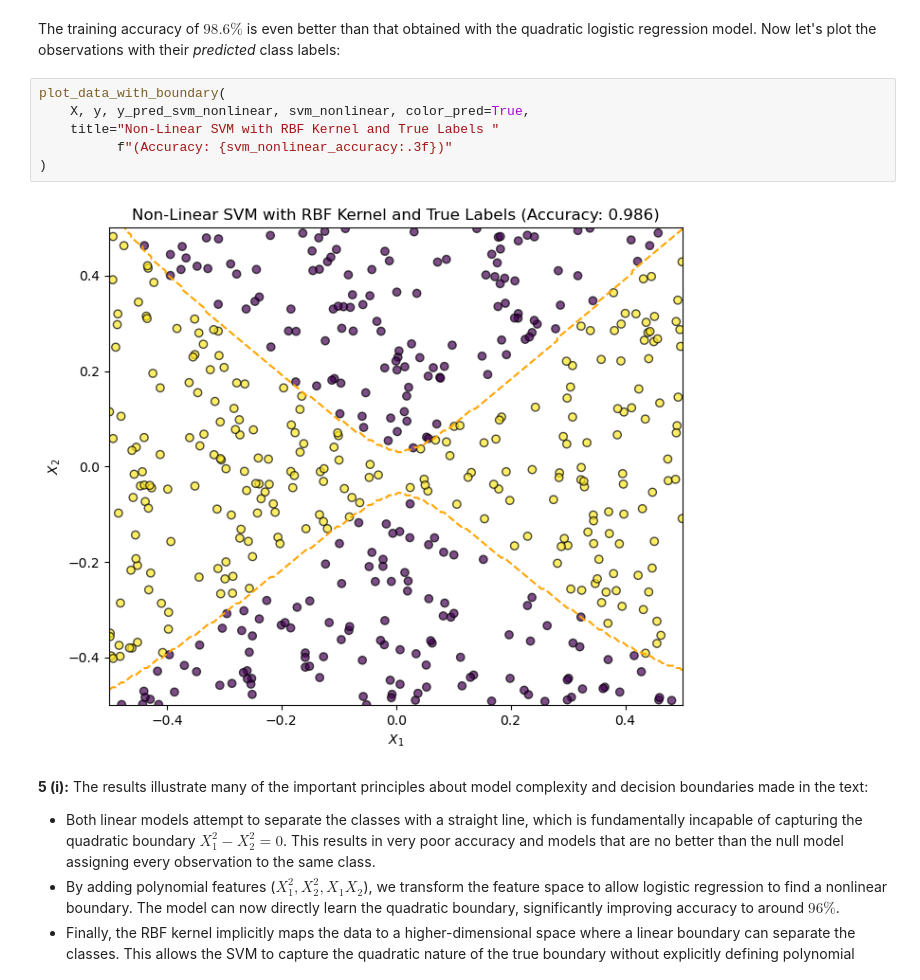
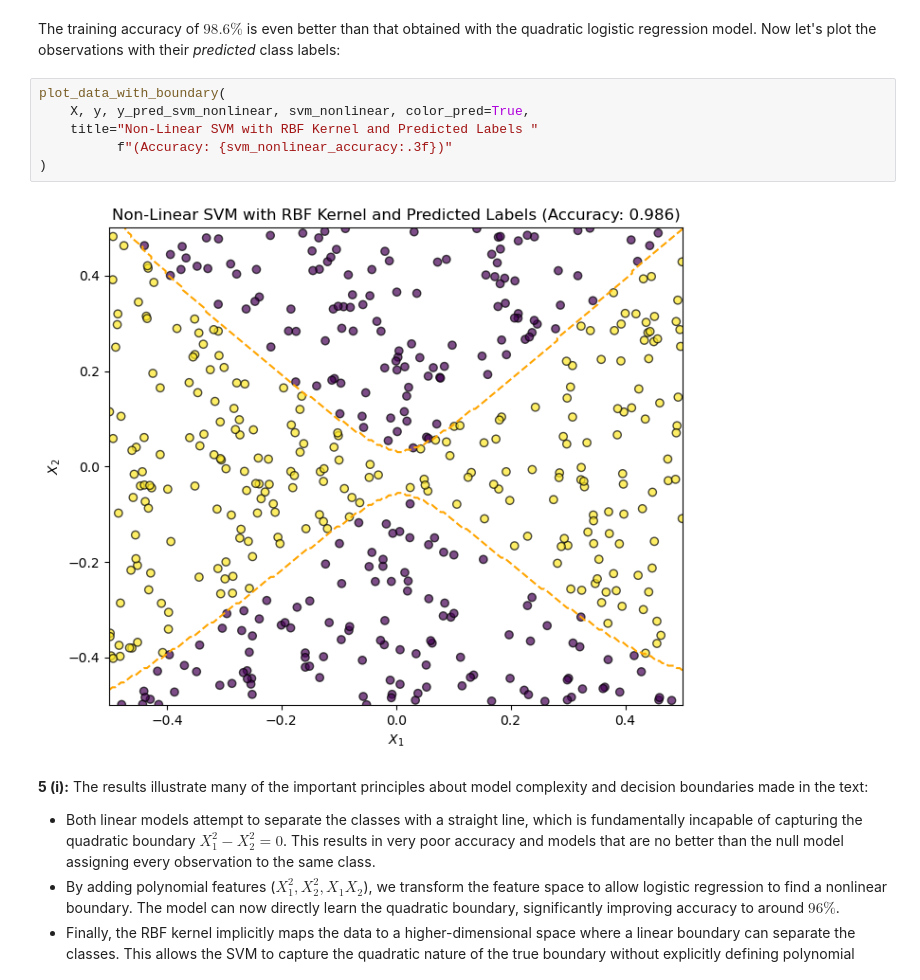
Before and after one commit to pzuehlke/ISLP, a Jupyter notebook: chapter_09_exercises/chapter_09_exercise_05.ipynb, the cells around one changed output. Drawn from its saved outputs; the diff is of its cells as text.

```diff
--- a/chapter_09_exercises/chapter_09_exercise_05.ipynb
+++ b/chapter_09_exercises/chapter_09_exercise_05.ipynb
@@ -241,11 +242,11 @@ _predicted_ class labels:
 # %%
 plot_data_with_boundary(
     X, y, y_pred_svm_nonlinear, svm_nonlinear, color_pred=True,
-    title="Non-Linear SVM with RBF Kernel and True Labels "
+    title="Non-Linear SVM with RBF Kernel and Predicted Labels "
           f"(Accuracy: {svm_nonlinear_accuracy:.3f})"
 )
 # %% [output]
-[figure, old version]
+[figure, new version]
 # %% [markdown]
 __5 (i):__ The results illustrate many of the important principles about model
 complexity and decision boundaries made in the text:
```
Also changed, not shown: parts of 8 cells of this notebook, 7 other files.
